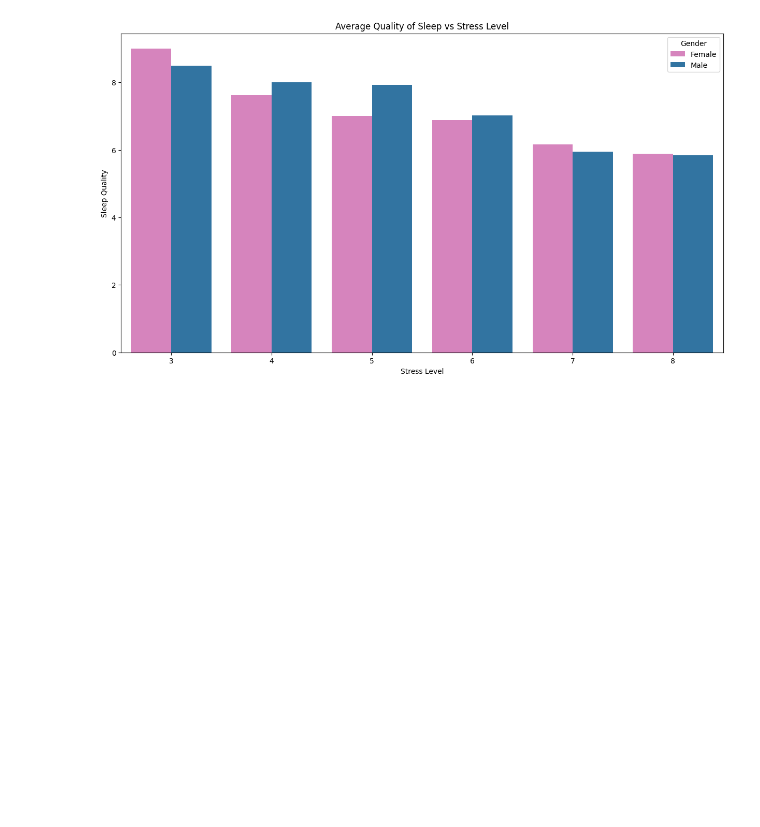
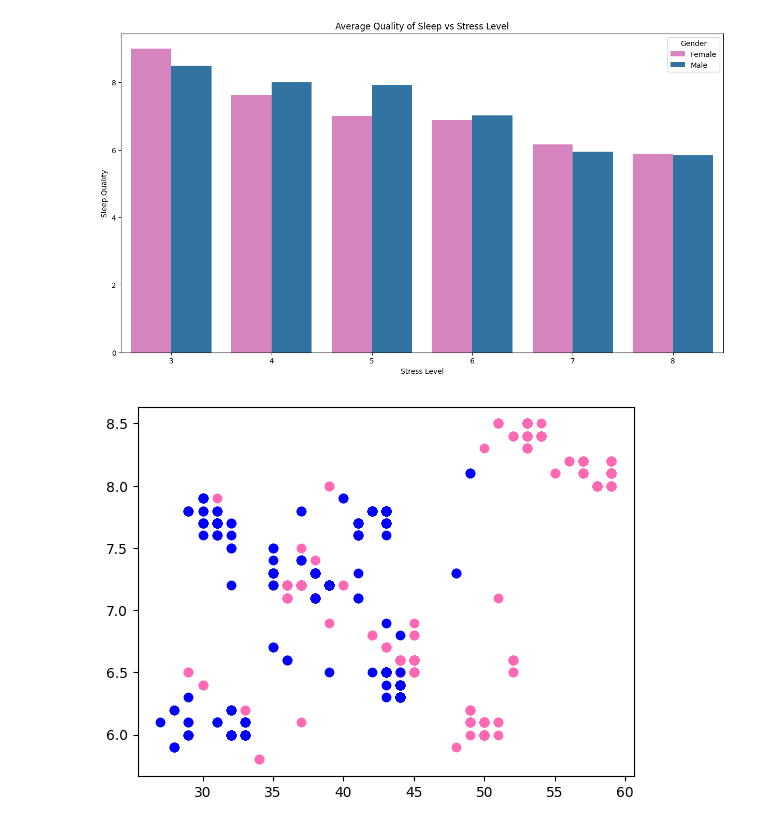
Before and after one commit to lauravos/capstone-project, a Jupyter notebook: EDA.ipynb, the cells around one changed output. Cells and saved outputs as stored; diff of their text form; code cells hidden in the pictures; blank space fills up the shorter version.

```diff
--- a/EDA.ipynb
+++ b/EDA.ipynb
@@ -403,3 +403,22 @@ chart.set_ylabel('Sleep Quality')
 plt.show()
 # %% [output]
 [figure]
+# %%
+#scatterplot with labels
+#gender = df['male']
+#plt.scatter(height, weight, c=gender) #scatterplot with gender color coded
+#plt.xlabel('height (cm)')
+#plt.ylabel('weight (kg)')
+
+#plt.plot(x_values, y_values, c='red')
+#plt.show()
+
+df_male = df[df.Gender == 'Male']
+df_female = df[df.Gender == 'Female']
+
+#plt.scatter(df['Age'], df['Sleep Duration'], c=df['Gender'])
+plt.scatter(df_female['Age'], df_female['Sleep Duration'], color = 'hotpink')
+plt.scatter(df_male['Age'], df_male['Sleep Duration'], color = 'blue')
+plt.show()
+# %% [output]
+[figure, added]
```
Also changed, not shown: parts of 6 cells of this notebook, 1 other file.
